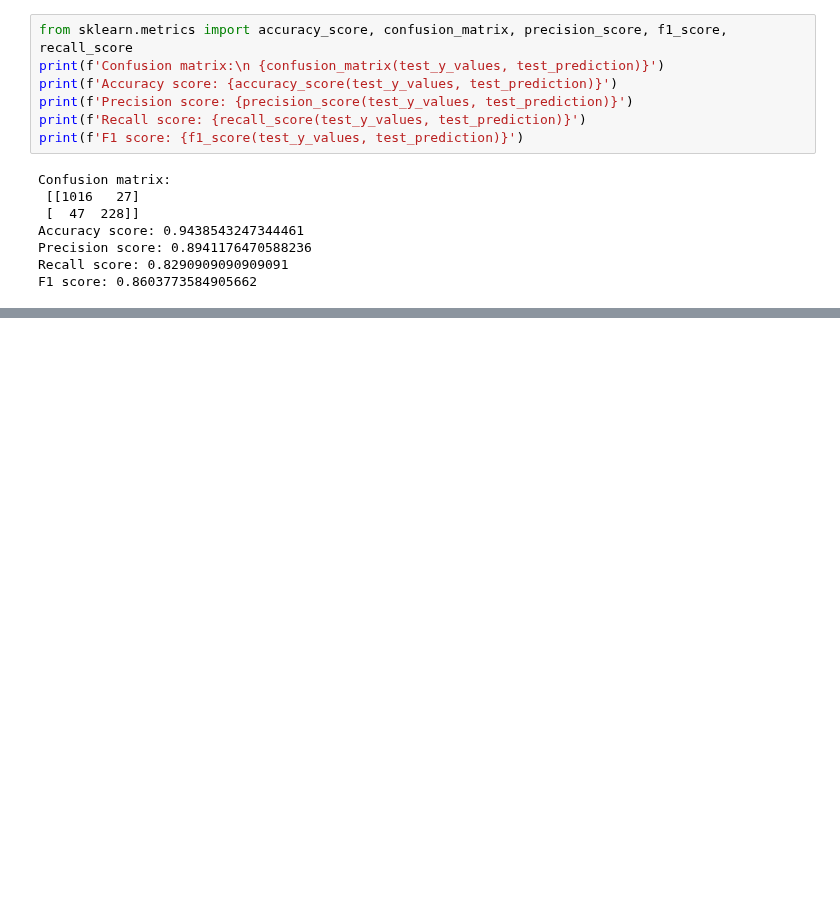
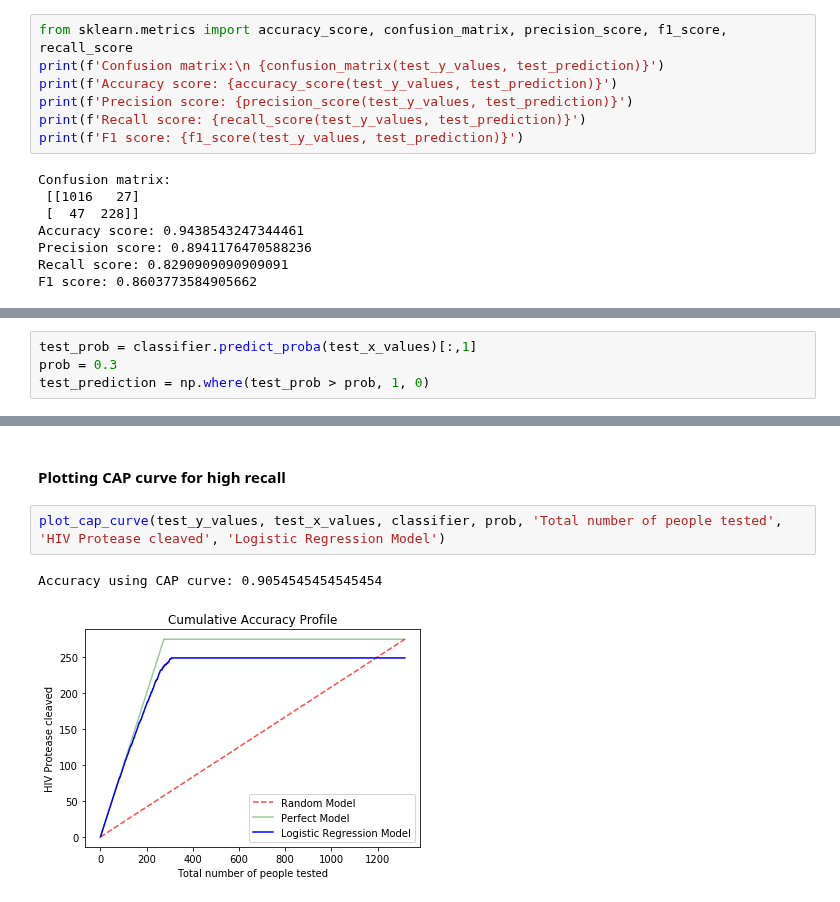
Before and after one commit to vaibhavyesalwad/Machine-Learning-using-libraries, a Jupyter notebook: Classification/Logistic Regression/02_PredictHIV_ProteaseCleaveOrNot.ipynb, the cells around one changed output, grey strips where cells are left out. Drawn from its saved outputs; the diff is of its cells as text; blank space fills up the shorter version.

```diff
--- a/Classification/Logistic Regression/02_PredictHIV_ProteaseCleaveOrNot.ipynb
+++ b/Classification/Logistic Regression/02_PredictHIV_ProteaseCleaveOrNot.ipynb
@@ -126,0 +156,4 @@ y_axis_values = plot_cap_curve(test_x_values, test_y_values, classifier, 'Total
+# %%
+test_prob = classifier.predict_proba(test_x_values)[:,1]
+prob = 0.3
+test_prediction = np.where(test_prob > prob, 1, 0)
@@ -126,0 +170,7 @@ y_axis_values = plot_cap_curve(test_x_values, test_y_values, classifier, 'Total
+# %% [markdown]
+#### Plotting CAP curve for high recall
+# %%
+plot_cap_curve(test_y_values, test_x_values, classifier, prob, 'Total number of people tested', 'HIV Protease cleaved', 'Logistic Regression Model')
+# %% [output]
+Accuracy using CAP curve: 0.9054545454545454
+[figure, added]
```
Also changed, not shown: parts of 10 cells of this notebook.
